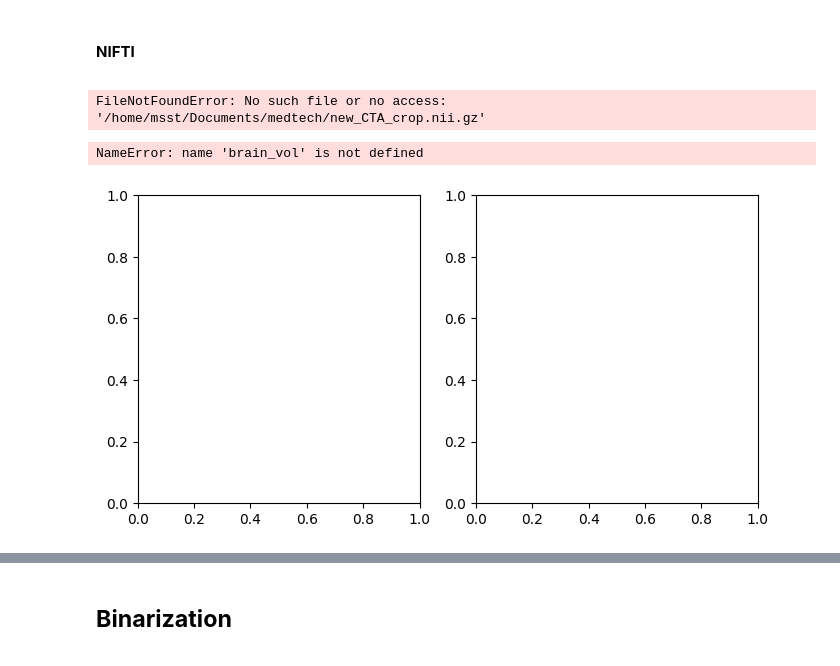
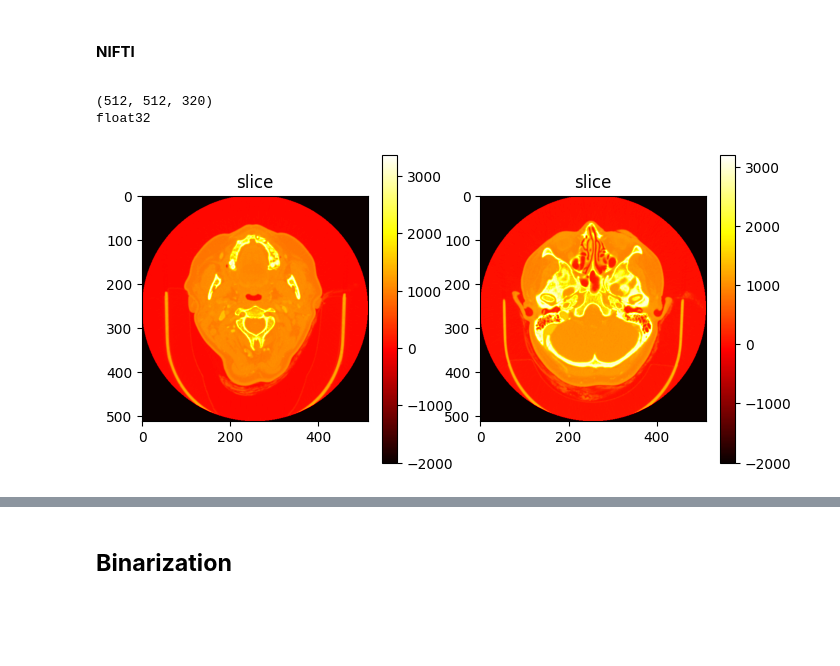
Before and after one commit to NotYourLady/MSRepo, a Jupyter notebook: VesselSegmentation/research/Binarization.ipynb, the cells around one changed output, grey strips where cells are left out. Drawn from its saved outputs; the diff is of its cells as text; code cells hidden in the pictures; blank space fills up the shorter version.

```diff
--- a/VesselSegmentation/research/Binarization.ipynb
+++ b/VesselSegmentation/research/Binarization.ipynb
@@ -104,11 +106,12 @@ save_vol_as_nii(brain_vol, vox_size2affine(vox_size), path_to_save_head)
 **<h4> NIFTI**
 # %%
 #new_CTA_segmentation.nii.gz
-path_to_nii_file = "/home/msst/Documents/medtech/new_CTA_crop.nii.gz"
+path_to_nii_file = "/home/msst/Documents/medtech/NewData/raw_data/P35_CTA/head.nii.gz"
 
 vol_file = nib.load(path_to_nii_file)
-vol = np.array(vol_file.dataobj)
-print(vol.shape)
-print(vol.dtype)
+brain_vol = np.array(vol_file.dataobj)
+print(brain_vol.shape)
+print(brain_vol.dtype)
 # %% [output]
-FileNotFoundError: No such file or no access: '/home/msst/Documents/medtech/new_CTA_crop.nii.gz'
+(512, 512, 320)
+float32
@@ -184,21 +118,11 @@ print_img(brain_vol, ax[1], 'slice')
-# %%
-def print_img(vol, axis, title= 'title', slice=None, cmap='hot'):
-    global SHOW_SLICE
-    axis.set_title(title)
-    if slice is None:
-        im = axis.imshow(vol[:, :, SHOW_SLICE], cmap=cmap)
-    else:
-        im = axis.imshow(vol[:, :, slice], cmap=cmap)
-    plt.colorbar(im)
 # %%
 SHOW_SLICE = 31
 
 fig, ax = plt.subplots(1, 2, figsize=(8, 4))
-print_img(brain_vol, ax[0], 'slice', 200)
-print_img(brain_vol, ax[1], 'slice')
+print_img(brain_vol, ax[0], SHOW_SLICE, 'slice')
+print_img(brain_vol, ax[1], 100, 'slice')
 # %% [output]
-NameError: name 'brain_vol' is not defined
-[figure, old version]
+[figure, new version]
 # %%
 def create_hist(data, bins=1000):
     hist = np.histogram(data, bins, range=(data.min(), data.max()))
```
Also changed, not shown: parts of 15 cells of this notebook, 9 other files.
